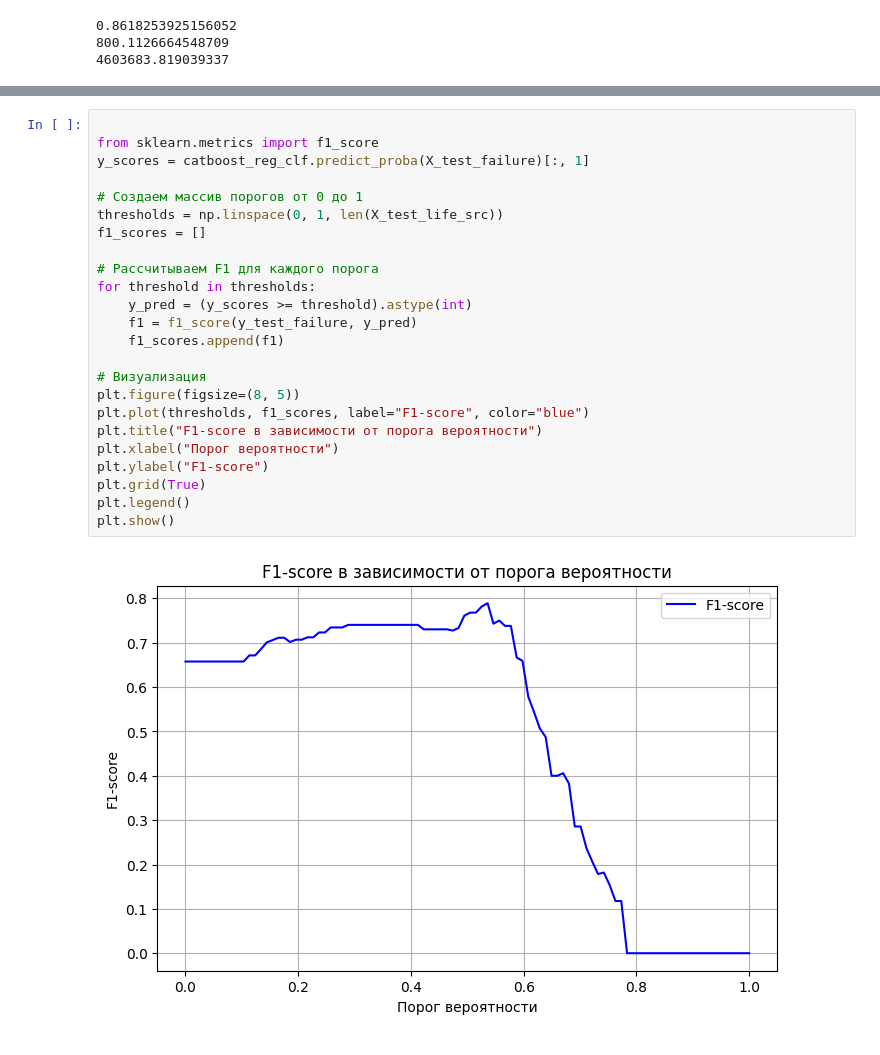
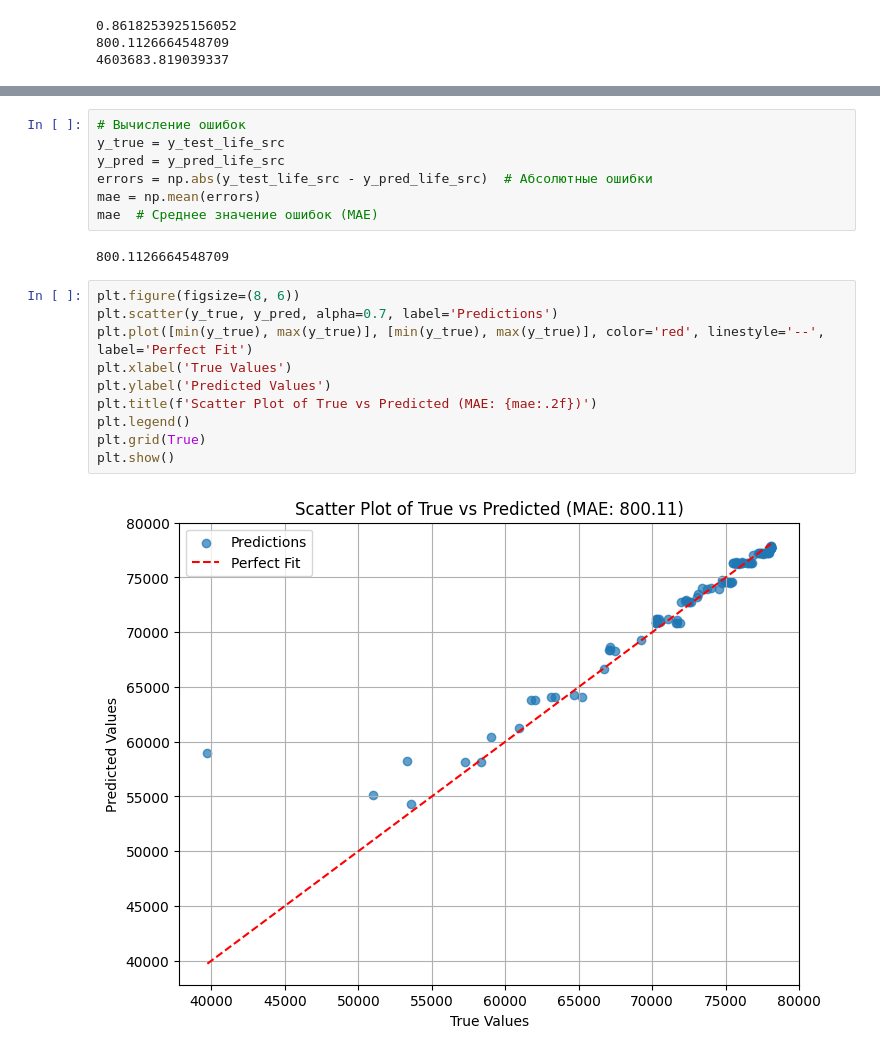
Before and after one commit to MBFROBO/hack_baltica, a Jupyter notebook: data_scanning_with_model.ipynb, the cells around one changed output, grey strips where cells are left out. Drawn from its saved outputs; the diff is of its cells as text.

Commit message:
graphs

```diff
--- a/data_scanning_with_model.ipynb
+++ b/data_scanning_with_model.ipynb
@@ -884,29 +1003,24 @@ list(y_test_life_src)
-# %%
-
-from sklearn.metrics import f1_score
-y_scores = catboost_reg_clf.predict_proba(X_test_failure)[:, 1]
-
-# Создаем массив порогов от 0 до 1
-thresholds = np.linspace(0, 1, len(X_test_life_src))
-f1_scores = []
-
-# Рассчитываем F1 для каждого порога
-for threshold in thresholds:
-    y_pred = (y_scores >= threshold).astype(int)
-    f1 = f1_score(y_test_failure, y_pred)
-    f1_scores.append(f1)
-
-# Визуализация
-plt.figure(figsize=(8, 5))
-plt.plot(thresholds, f1_scores, label="F1-score", color="blue")
-plt.title("F1-score в зависимости от порога вероятности")
-plt.xlabel("Порог вероятности")
-plt.ylabel("F1-score")
-plt.grid(True)
-plt.legend()
-plt.show()
-# %% [output]
-[figure, removed]
+# %%
+# Вычисление ошибок
+y_true = y_test_life_src
+y_pred = y_pred_life_src
+errors = np.abs(y_test_life_src - y_pred_life_src)  # Абсолютные ошибки
+mae = np.mean(errors)
+mae  # Среднее значение ошибок (MAE)
+# %% [output]
+800.1126664548709
+# %%
+plt.figure(figsize=(8, 6))
+plt.scatter(y_true, y_pred, alpha=0.7, label='Predictions')
+plt.plot([min(y_true), max(y_true)], [min(y_true), max(y_true)], color='red', linestyle='--', label='Perfect Fit')
+plt.xlabel('True Values')
+plt.ylabel('Predicted Values')
+plt.title(f'Scatter Plot of True vs Predicted (MAE: {mae:.2f})')
+plt.legend()
+plt.grid(True)
+plt.show()
+# %% [output]
+[figure, added]
 # %%
 # roc- кривая
 from sklearn import metrics
```
Also changed, not shown: parts of 37 cells of this notebook, 15 other files.
